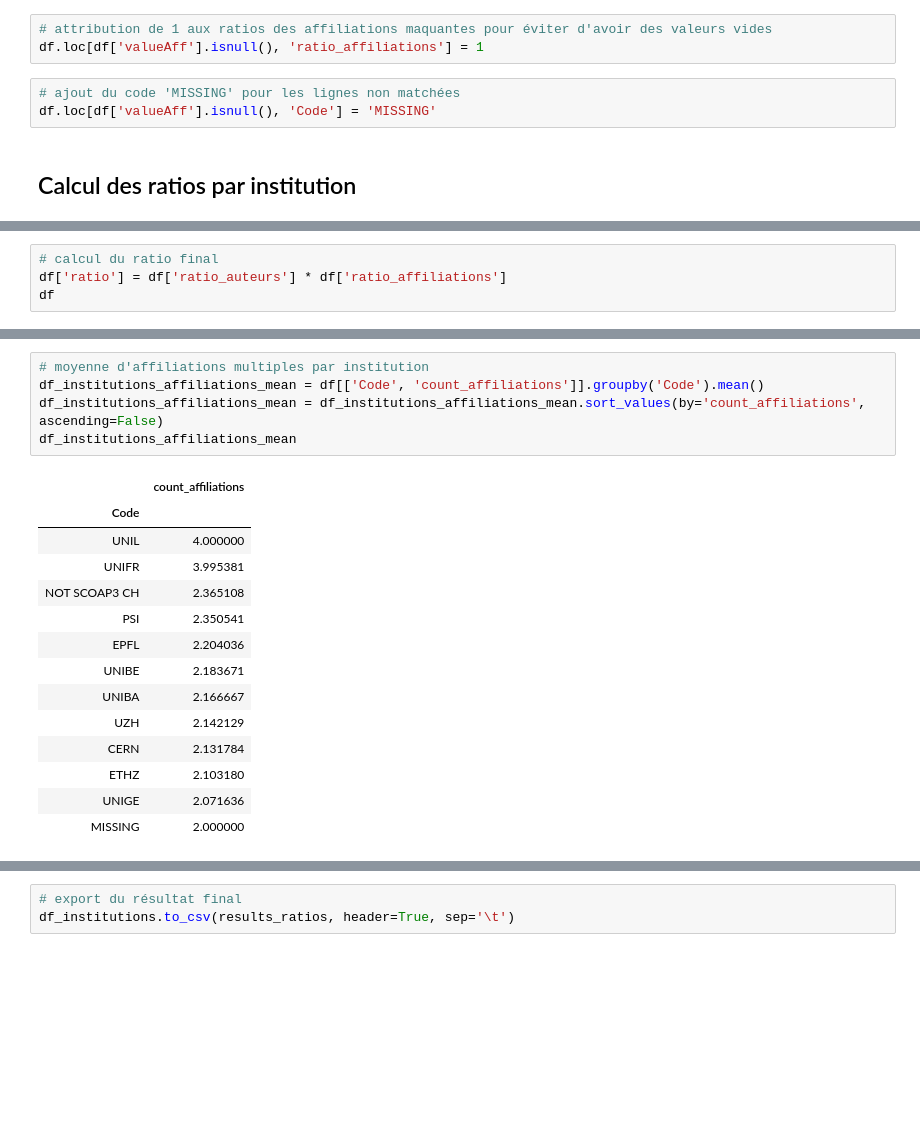
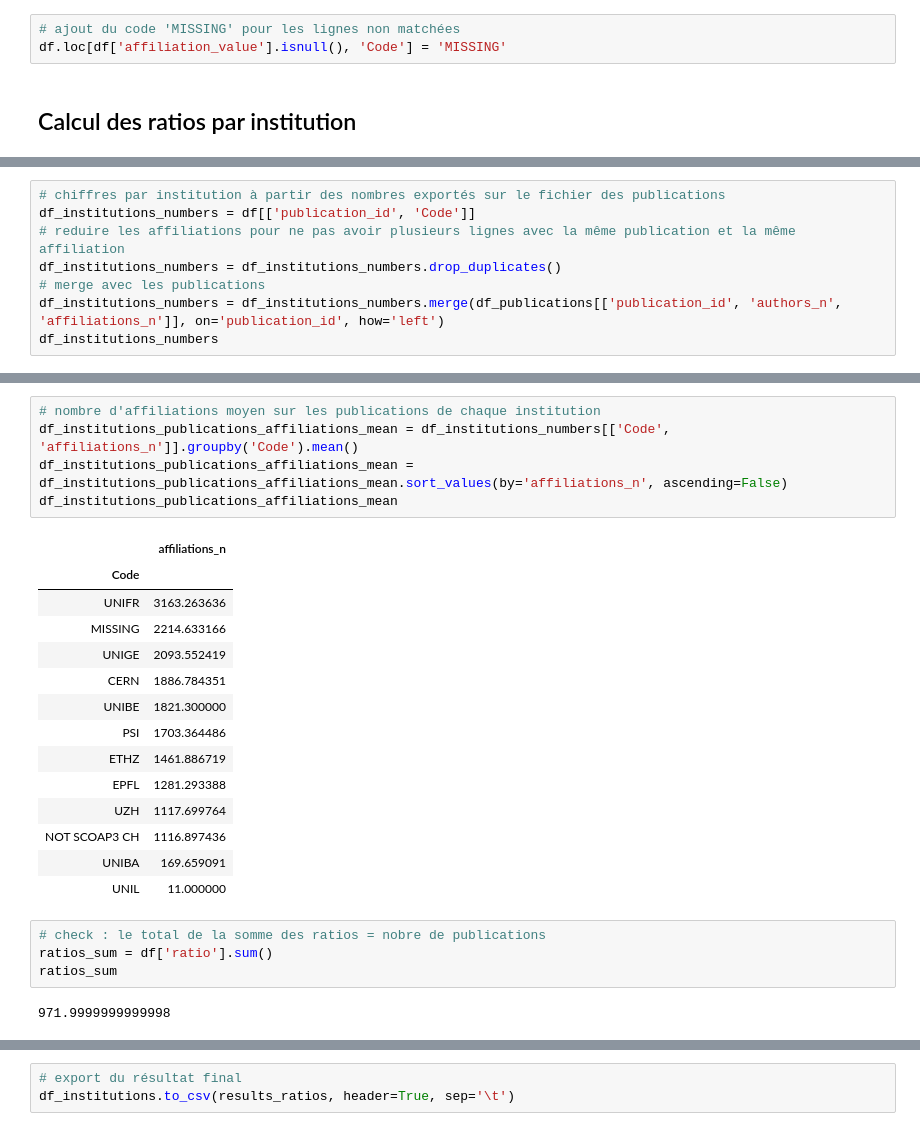
Before and after one commit to dis-unige/scoap3, a Jupyter notebook: scoap3_ch.ipynb, the cells around one changed output, grey strips where cells are left out. Saved outputs shown, nothing was run; the diff lists cells and outputs as text; blank space fills up the shorter version.

```diff
--- a/scoap3_ch.ipynb
+++ b/scoap3_ch.ipynb
@@ -617,9 +616,6 @@ df.loc[df['valueAff'].isnull()]
-# %%
-# attribution de 1 aux ratios des affiliations maquantes pour éviter d'avoir des valeurs vides
-df.loc[df['valueAff'].isnull(), 'ratio_affiliations'] = 1
 # %%
 # ajout du code 'MISSING' pour les lignes non matchées
-df.loc[df['valueAff'].isnull(), 'Code'] = 'MISSING'
+df.loc[df['affiliation_value'].isnull(), 'Code'] = 'MISSING'
 # %% [markdown]
 ## Calcul des ratios par institution
 # %%
@@ -640,5 +636 @@ UNIL                   8
 Name: Code, dtype: int64
-# %%
-# calcul du ratio final
-df['ratio'] = df['ratio_auteurs'] * df['ratio_affiliations']
-df
@@ -698,0 +722,8 @@ df_institutions_affiliations
+# %%
+# chiffres par institution à partir des nombres exportés sur le fichier des publications
+df_institutions_numbers = df[['publication_id', 'Code']]
+# reduire les affiliations pour ne pas avoir plusieurs lignes avec la même publication et la même affiliation
+df_institutions_numbers = df_institutions_numbers.drop_duplicates()
+# merge avec les publications
+df_institutions_numbers = df_institutions_numbers.merge(df_publications[['publication_id', 'authors_n', 'affiliations_n']], on='publication_id', how='left')
+df_institutions_numbers
@@ -719,20 +784,26 @@ df_institutions_authors_mean
 # %%
-# moyenne d'affiliations multiples par institution
-df_institutions_affiliations_mean = df[['Code', 'count_affiliations']].groupby('Code').mean()
-df_institutions_affiliations_mean = df_institutions_affiliations_mean.sort_values(by='count_affiliations', ascending=False)
-df_institutions_affiliations_mean
+# nombre d'affiliations moyen sur les publications de chaque institution
+df_institutions_publications_affiliations_mean = df_institutions_numbers[['Code', 'affiliations_n']].groupby('Code').mean()
+df_institutions_publications_affiliations_mean = df_institutions_publications_affiliations_mean.sort_values(by='affiliations_n', ascending=False)
+df_institutions_publications_affiliations_mean
 # %% [output]
-|  | count_affiliations |
+|  | affiliations_n |
 | Code |  |
-| UNIL | 4.000000 |
-| UNIFR | 3.995381 |
-| NOT SCOAP3 CH | 2.365108 |
-| PSI | 2.350541 |
-| EPFL | 2.204036 |
-| UNIBE | 2.183671 |
-| UNIBA | 2.166667 |
-| UZH | 2.142129 |
-| CERN | 2.131784 |
-| ETHZ | 2.103180 |
-| UNIGE | 2.071636 |
-| MISSING | 2.000000 |
+| UNIFR | 3163.263636 |
+| MISSING | 2214.633166 |
+| UNIGE | 2093.552419 |
+| CERN | 1886.784351 |
+| UNIBE | 1821.300000 |
+| PSI | 1703.364486 |
+| ETHZ | 1461.886719 |
+| EPFL | 1281.293388 |
+| UZH | 1117.699764 |
+| NOT SCOAP3 CH | 1116.897436 |
+| UNIBA | 169.659091 |
+| UNIL | 11.000000 |
+# %%
+# check : le total de la somme des ratios = nobre de publications
+ratios_sum = df['ratio'].sum()
+ratios_sum
+# %% [output]
+971.9999999999998
```
Also changed, not shown: parts of 64 cells of this notebook, 1 other file.
